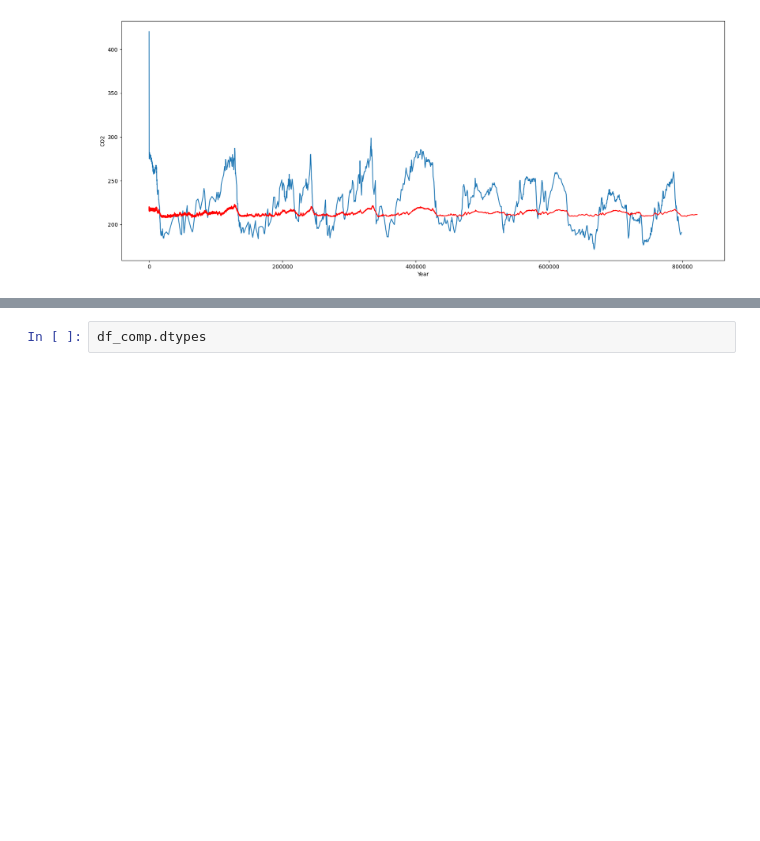
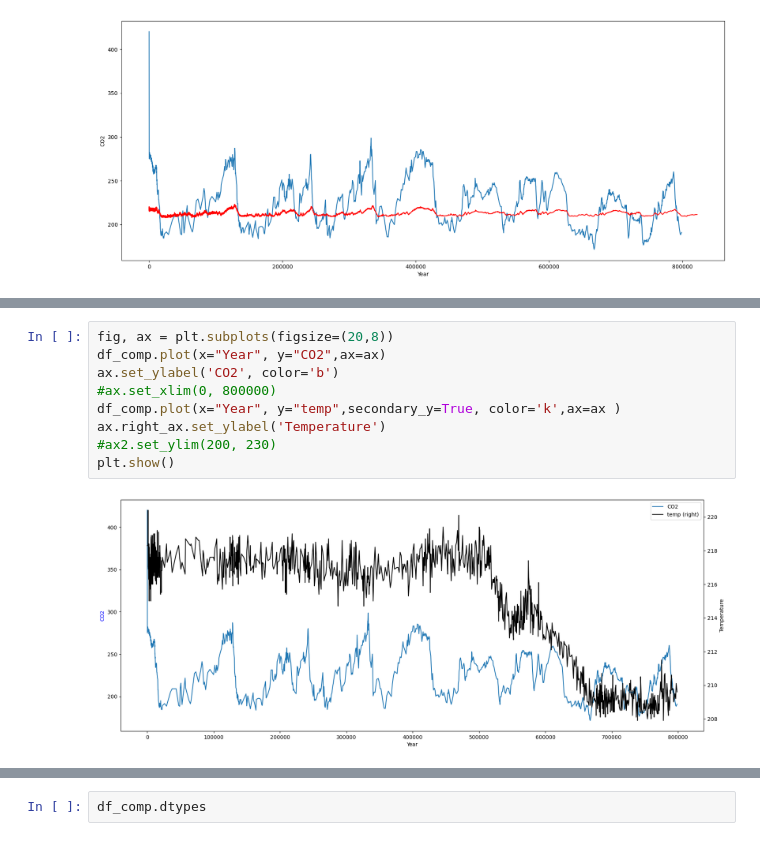
Before and after one commit to mickalleny2k/PfDA_Project2, a Jupyter notebook: project.ipynb, the cells around one changed output, grey strips where cells are left out. Drawn from its saved outputs; the diff is of its cells as text; blank space fills up the shorter version.

```diff
--- a/project.ipynb
+++ b/project.ipynb
@@ -228,0 +295,11 @@ plt.show()
+# %%
+fig, ax = plt.subplots(figsize=(20,8))
+df_comp.plot(x="Year", y="CO2",ax=ax)
+ax.set_ylabel('CO2', color='b')
+#ax.set_xlim(0, 800000)
+df_comp.plot(x="Year", y="temp",secondary_y=True, color='k',ax=ax )
+ax.right_ax.set_ylabel('Temperature')
+#ax2.set_ylim(200, 230)
+plt.show()
+# %% [output]
+[figure, added]
```
Also changed, not shown: parts of 20 cells of this notebook.
